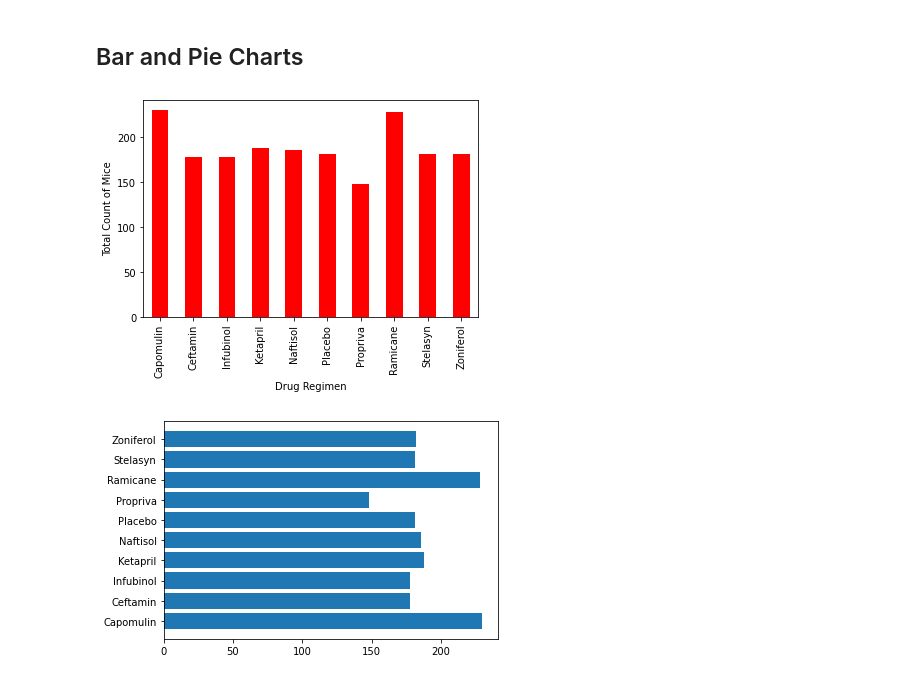
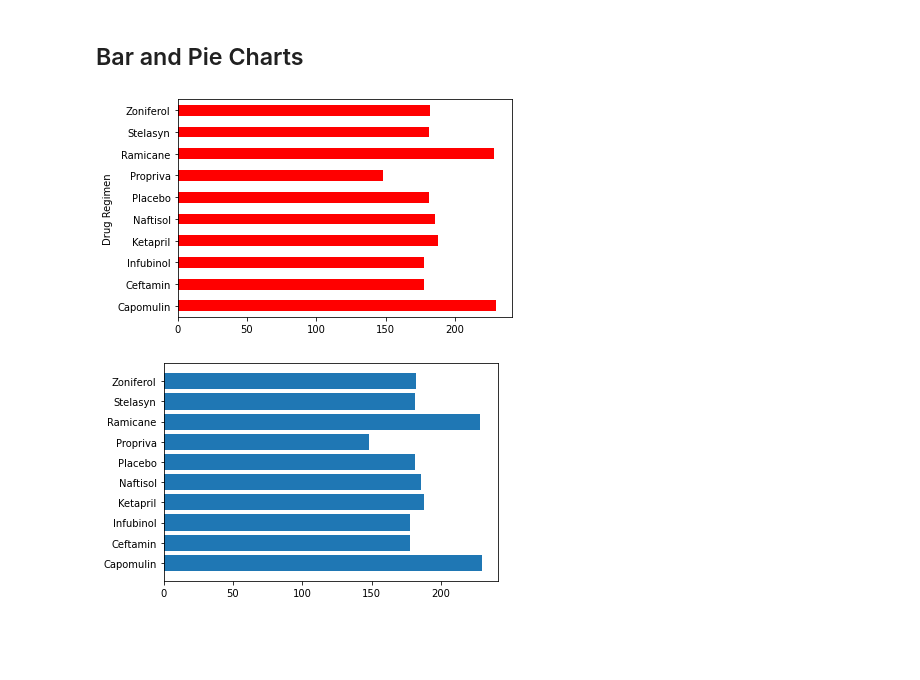
Before and after one commit to short4/UCIHomework-LCanfield, a Jupyter notebook: matplotlib-challenge/Instructions/Pymaceuticals/pymaceuticals_starter.ipynb, the cells around one changed output. Drawn from its saved outputs; the diff is of its cells as text; code cells hidden in the pictures; blank space fills up the shorter version.

```diff
--- a/matplotlib-challenge/Instructions/Pymaceuticals/pymaceuticals_starter.ipynb
+++ b/matplotlib-challenge/Instructions/Pymaceuticals/pymaceuticals_starter.ipynb
@@ -197,14 +187,14 @@ summary_statistics
 # %%
 # Generate a bar plot showing the total number of unique mice tested on each drug regimen using pandas.
 total_mice_regimen = clean_df.groupby('Drug Regimen').count()['Mouse ID']
 total_mice_regimen
 type(total_mice_regimen)
 
-total_mice_regimen.plot(kind='bar', color='r')
-plt.ylabel('Total Count of Mice')
+total_mice_regimen.plot(kind='barh', color='r')
+plt.ylabel('Drug Regimen')
 plt.show()
 # %% [output]
-[figure, old version]
+[figure, new version]
 # %%
 # Generate a bar plot showing the total number of unique mice tested on each drug regimen using pyplot.
 plt.barh(total_mice_regimen.index, total_mice_regimen)
```
Also changed, not shown: parts of 11 cells of this notebook, 3 other files.
